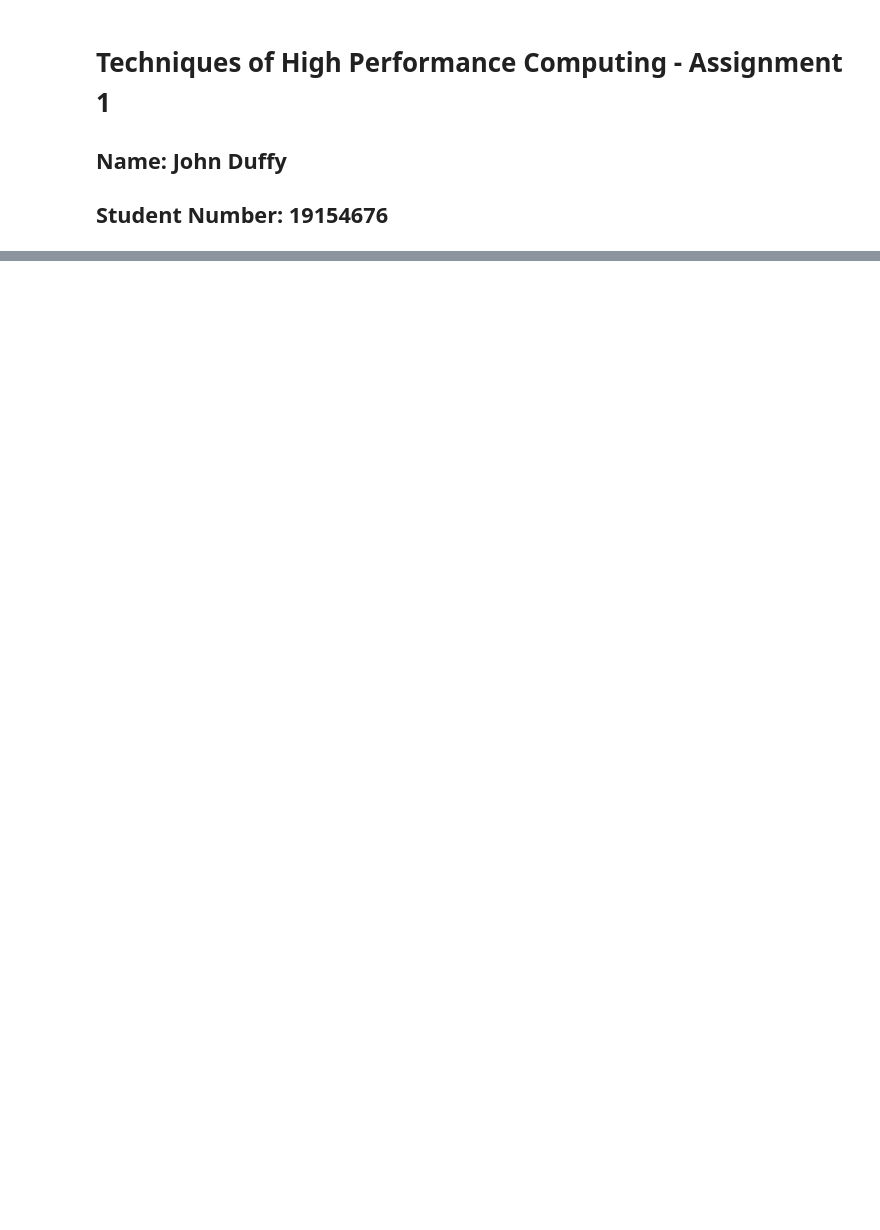
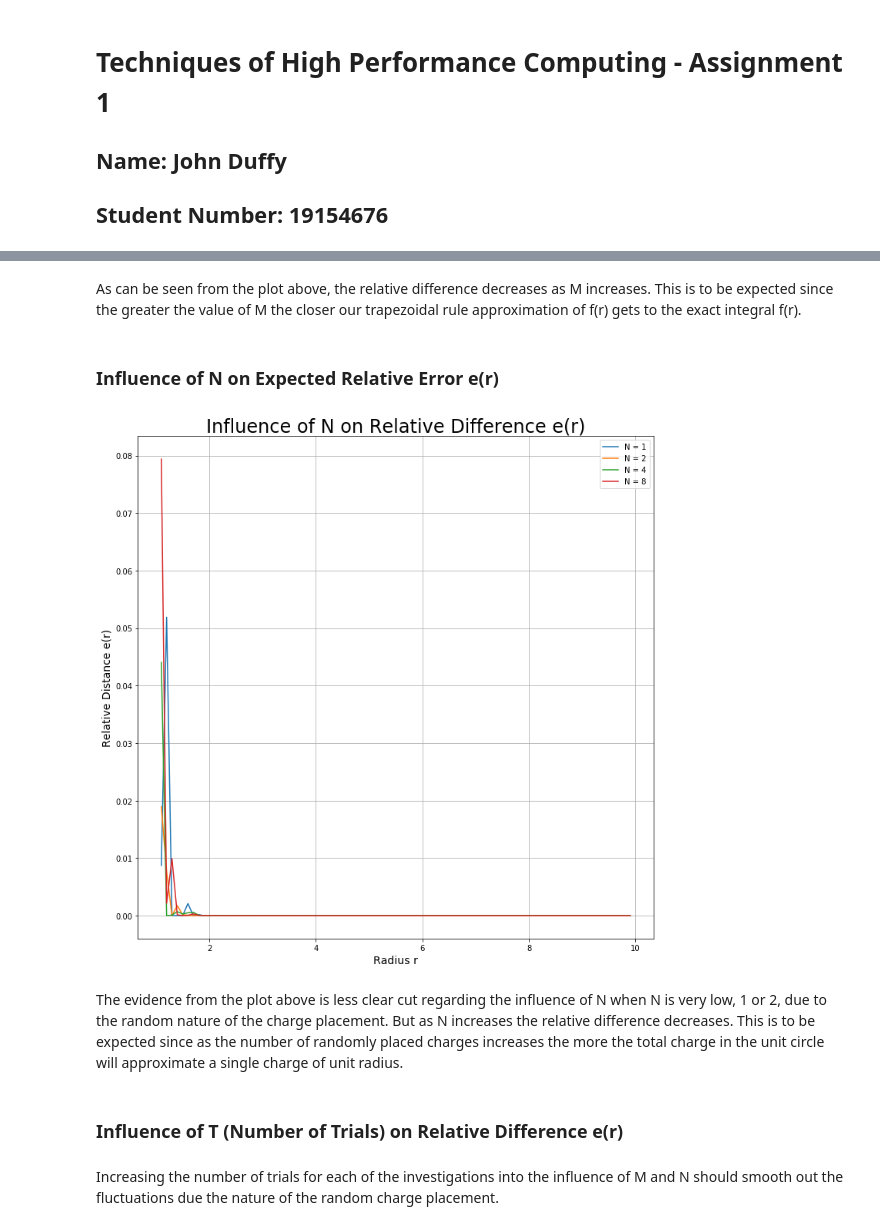
Before and after one commit to johnduffymsc/PHAS0102, a Jupyter notebook: assignment-1.ipynb, the cells around one changed output, grey strips where cells are left out. Drawn from its saved outputs; the diff is of its cells as text; code cells hidden in the pictures; blank space fills up the shorter version.

```diff
--- a/assignment-1.ipynb
+++ b/assignment-1.ipynb
@@ -593,0 +655,49 @@ for t in range(1, T):
+# %% [markdown]
+As can be seen from the plot above, the relative difference decreases as M increases. This
+is to be expected since the greater the value of M the closer our trapezoidal rule approximation
+of f(r) gets to the exact integral f(r).
+# %% [markdown]
+### Influence of N on Expected Relative Error e(r)
+# %%
+# Investigate the influence of the number of randomly placed charges N on the. From
+# the investigation of the influence of M on the relative difference, it was noted
+# that a higher value of M reduces the relative difference. So, set M = 8 to
+# isolate the effect of M from this investigation.
+
+M = 8
+N = [1, 2, 4, 8]
+
+relative_difference = np.zeros((4, 89))
+
+for i in range(4):
+    for j in range(89):
+        relative_difference[i, j] = e(M, N[i], 1.1 + j * 0.1)
+
+fig = plt.figure(figsize=(12.0, 12.0))
+
+plt.plot(np.arange(1.1, 10, 0.1), relative_difference[0], label='N = 1')
+plt.plot(np.arange(1.1, 10, 0.1), relative_difference[1], label='N = 2')
+plt.plot(np.arange(1.1, 10, 0.1), relative_difference[2], label='N = 4')
+plt.plot(np.arange(1.1, 10, 0.1), relative_difference[3], label='N = 8')
+
+plt.xlabel('Radius r', fontsize=14)
+plt.ylabel('Relative Distance e(r)', fontsize=14)
+
+plt.title('Influence of N on Relative Difference e(r)', fontsize=24)
+
+plt.legend()
+plt.grid()
+plt.show()
+# %% [output]
+[figure, added]
+# %% [markdown]
+The evidence from the plot above is less clear cut regarding the influence of N when N is
+very low, 1 or 2, due to the random nature of the charge placement. But as N increases the
+relative difference decreases. This is to be expected since as the number of randomly
+placed charges increases the more the total charge in the unit circle will approximate
+a single charge of unit radius.
+# %% [markdown]
+### Influence of T (Number of Trials) on Relative Difference e(r)
+# %% [markdown]
+Increasing the number of trials for each of the investigations into the influence of M and N
+should smooth out the fluctuations due the nature of the random charge placement.
```
Also changed, not shown: parts of 45 cells of this notebook.
